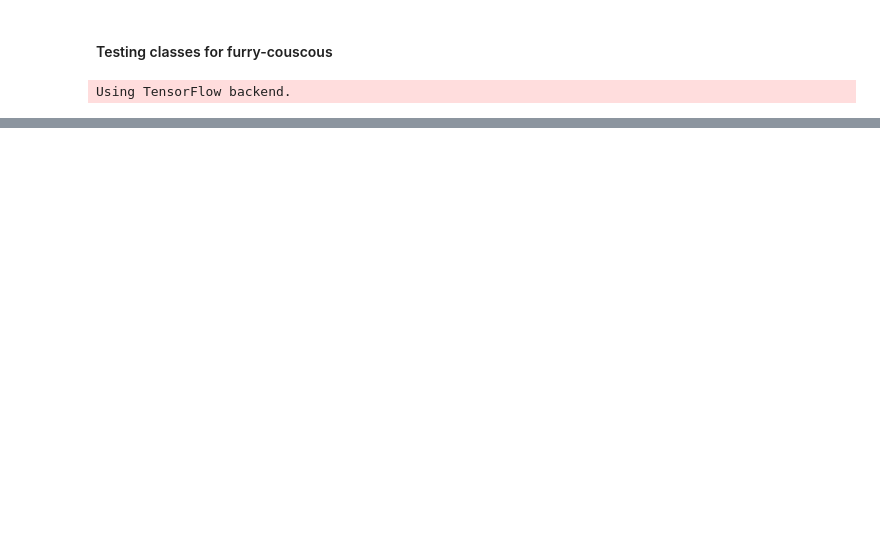
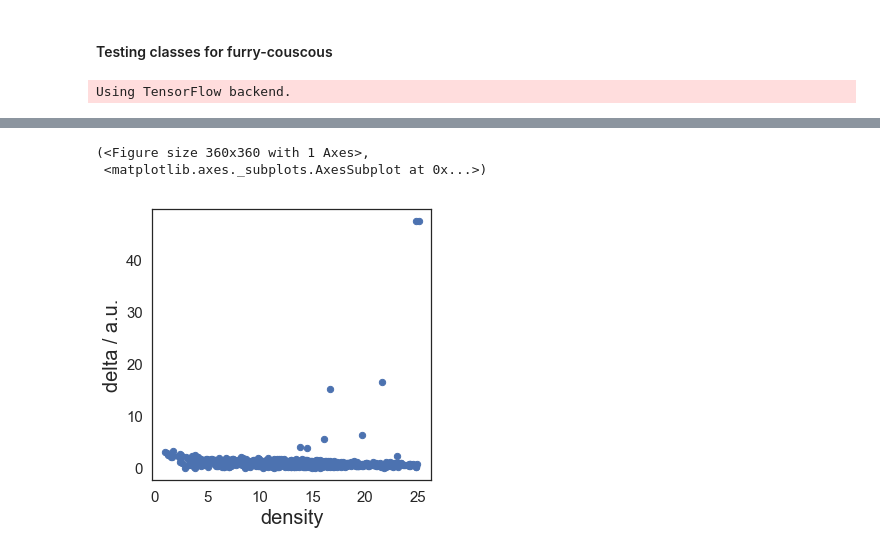
Before and after one commit to codyheiser/furry-couscous, a Jupyter notebook: fcc_classes_tutorial.ipynb, the cells around one changed output, grey strips where cells are left out. Cells and saved outputs as stored; diff of their text form; code cells hidden in the pictures; blank space fills up the shorter version.

```diff
--- a/fcc_classes_tutorial.ipynb
+++ b/fcc_classes_tutorial.ipynb
@@ -143,0 +128,8 @@ Clustering not yet determined. Assign clusters with self.clu.assign().
+# %%
+# density-peak clustering is built into the DR objects
+# we can look at the decision graph and assign cluster centers
+test1_PCA_tSNE.clu.draw_decision_graph()
+# %% [output]
+(<Figure size 360x360 with 1 Axes>,
+ <matplotlib.axes._subplots.AxesSubplot at 0x...>)
+[figure, added]
```
Also changed, not shown: parts of 39 cells of this notebook, 2 other files.
